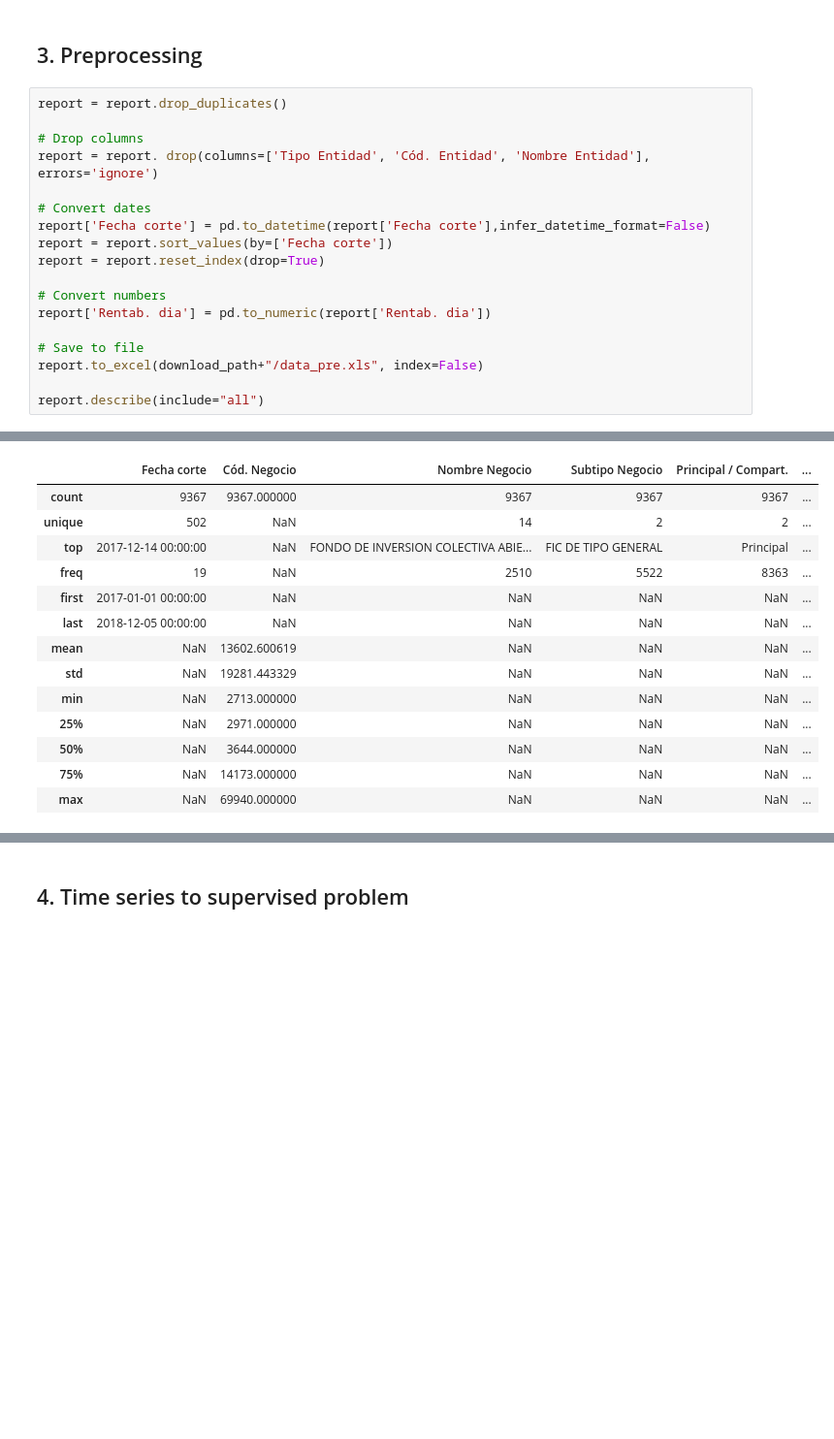
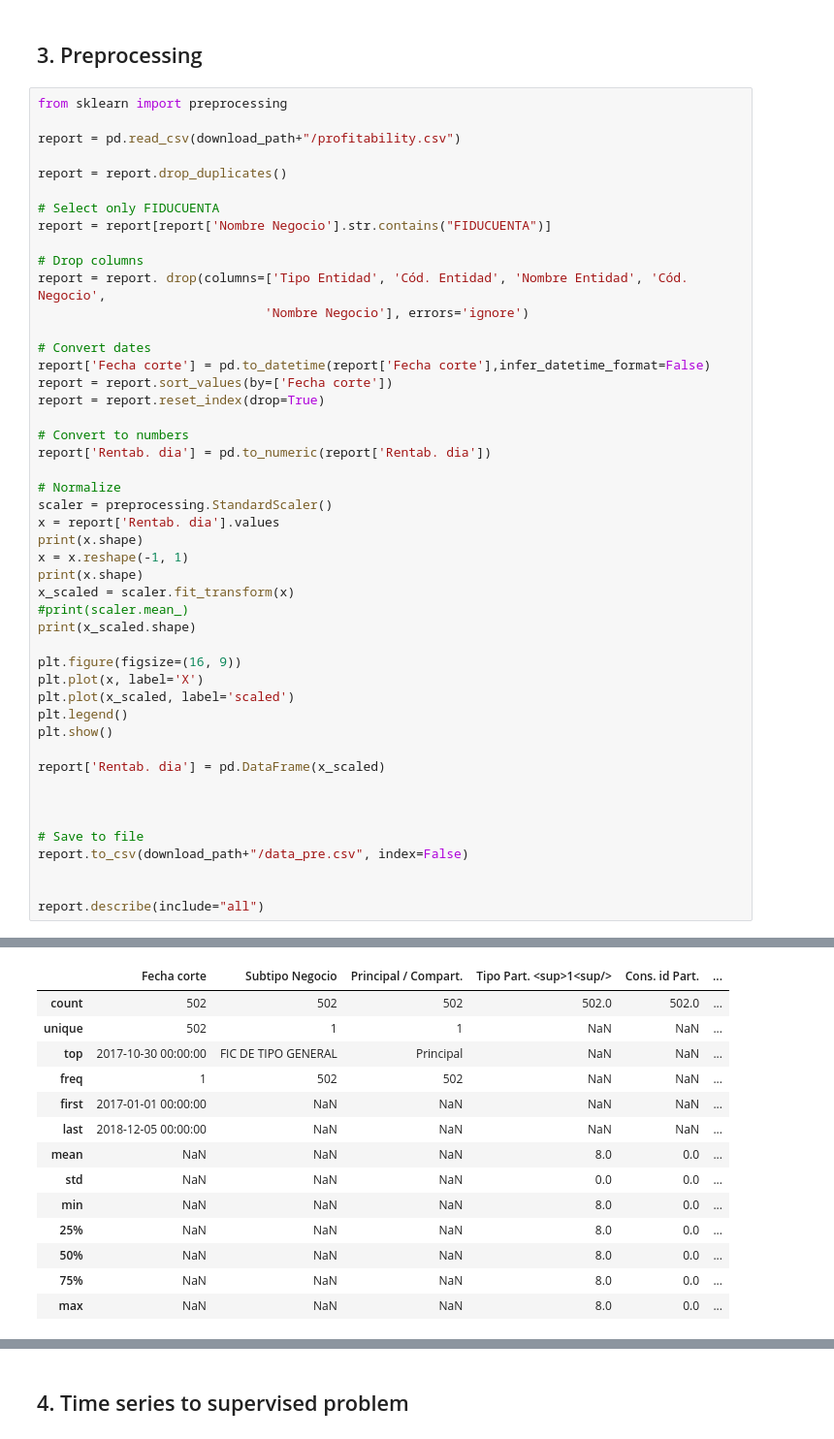
Before and after one commit to ingJSNA/machineLearning2018, a Jupyter notebook: Final Project/1 Data selection and preprocessing.ipynb, the cells around one changed output, grey strips where cells are left out. Shown at 97% size. Cells and saved outputs as stored; diff of their text form; blank space fills up the shorter version.

```diff
--- a/Final Project/1 Data selection and preprocessing.ipynb
+++ b/Final Project/1 Data selection and preprocessing.ipynb
@@ -115,21 +118,50 @@ reporteRentabilidades (3).xls
 # %% [markdown]
 ## 3. Preprocessing
 # %%
+from sklearn import preprocessing
+
+report = pd.read_csv(download_path+"/profitability.csv")
+
 report = report.drop_duplicates()
 
+# Select only FIDUCUENTA
+report = report[report['Nombre Negocio'].str.contains("FIDUCUENTA")]
+
 # Drop columns
-report = report. drop(columns=['Tipo Entidad', 'Cód. Entidad', 'Nombre Entidad'], errors='ignore')
+report = report. drop(columns=['Tipo Entidad', 'Cód. Entidad', 'Nombre Entidad', 'Cód. Negocio',
+                              'Nombre Negocio'], errors='ignore')
 
 # Convert dates
 report['Fecha corte'] = pd.to_datetime(report['Fecha corte'],infer_datetime_format=False)
 report = report.sort_values(by=['Fecha corte'])
 report = report.reset_index(drop=True)
 
-# Convert numbers
+# Convert to numbers
 report['Rentab. dia'] = pd.to_numeric(report['Rentab. dia'])
 
+# Normalize
+scaler = preprocessing.StandardScaler()
+x = report['Rentab. dia'].values
+print(x.shape)
+x = x.reshape(-1, 1)
+print(x.shape)
+x_scaled = scaler.fit_transform(x)
+#print(scaler.mean_)
+print(x_scaled.shape)
+
+plt.figure(figsize=(16, 9))
+plt.plot(x, label='X')
+plt.plot(x_scaled, label='scaled')
+plt.legend()
+plt.show()
+
+report['Rentab. dia'] = pd.DataFrame(x_scaled)
+
+
+
 # Save to file
-report.to_excel(download_path+"/data_pre.xls", index=False)
+report.to_csv(download_path+"/data_pre.csv", index=False)
+
 
 report.describe(include="all")
 # %% [output]
@@ -136,17 +172,17 @@ report.describe(include="all")
-|  | Fecha corte | Cód. Negocio | Nombre Negocio | Subtipo Negocio | Principal / Compart. | ... |
-| count | 9367 | 9367.000000 | 9367 | 9367 | 9367 | ... |
-| unique | 502 | NaN | 14 | 2 | 2 | ... |
-| top | 2017-12-14 00:00:00 | NaN | FONDO DE INVERSION COLECTIVA ABIE... | FIC DE TIPO GENERAL | Principal | ... |
-| freq | 19 | NaN | 2510 | 5522 | 8363 | ... |
+|  | Fecha corte | Subtipo Negocio | Principal / Compart. | Tipo Part. <sup>1<sup/> | Cons. id Part. | ... |
+| count | 502 | 502 | 502 | 502.0 | 502.0 | ... |
+| unique | 502 | 1 | 1 | NaN | NaN | ... |
+| top | 2017-10-30 00:00:00 | FIC DE TIPO GENERAL | Principal | NaN | NaN | ... |
+| freq | 1 | 502 | 502 | NaN | NaN | ... |
 | first | 2017-01-01 00:00:00 | NaN | NaN | NaN | NaN | ... |
 | last | 2018-12-05 00:00:00 | NaN | NaN | NaN | NaN | ... |
-| mean | NaN | 13602.600619 | NaN | NaN | NaN | ... |
-| std | NaN | 19281.443329 | NaN | NaN | NaN | ... |
-| min | NaN | 2713.000000 | NaN | NaN | NaN | ... |
-| 25% | NaN | 2971.000000 | NaN | NaN | NaN | ... |
-| 50% | NaN | 3644.000000 | NaN | NaN | NaN | ... |
-| 75% | NaN | 14173.000000 | NaN | NaN | NaN | ... |
-| max | NaN | 69940.000000 | NaN | NaN | NaN | ... |
+| mean | NaN | NaN | NaN | 8.0 | 0.0 | ... |
+| std | NaN | NaN | NaN | 0.0 | 0.0 | ... |
+| min | NaN | NaN | NaN | 8.0 | 0.0 | ... |
+| 25% | NaN | NaN | NaN | 8.0 | 0.0 | ... |
+| 50% | NaN | NaN | NaN | 8.0 | 0.0 | ... |
+| 75% | NaN | NaN | NaN | 8.0 | 0.0 | ... |
+| max | NaN | NaN | NaN | 8.0 | 0.0 | ... |
 # %%
 plt.figure(figsize=(16, 9))
 
```
Also changed, not shown: parts of 6 cells of this notebook.
